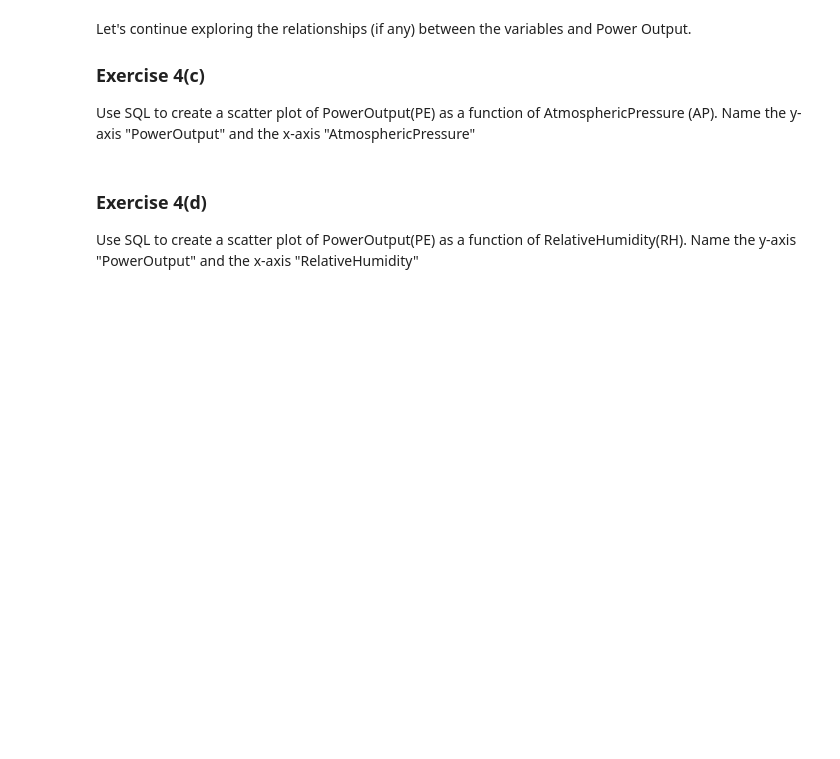
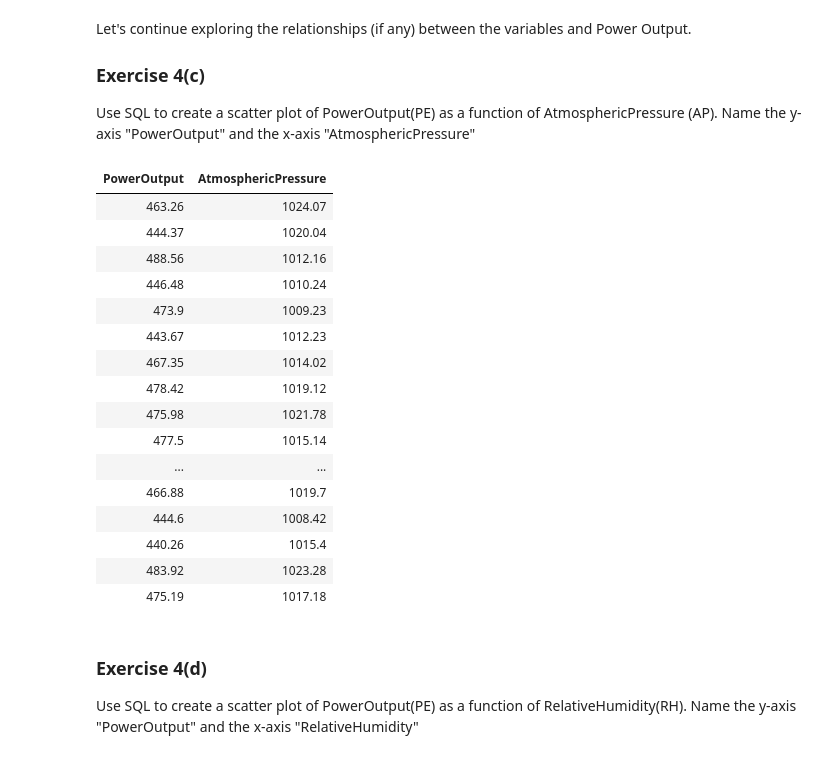
Before and after one commit to nwihardjo/COMP4651, a Jupyter notebook: assignment-5/ml_pipeline.ipynb, the cells around one changed output. Saved outputs shown, nothing was run; the diff lists cells and outputs as text; code cells hidden in the pictures; blank space fills up the shorter version.

```diff
--- a/assignment-5/ml_pipeline.ipynb
+++ b/assignment-5/ml_pipeline.ipynb
@@ -312,7 +463,25 @@ Name the y-axis "PowerOutput" and the x-axis "AtmosphericPressure"
 # %%
 %sql
 -- TODO: Replace <FILL_IN> with the appropriate SQL command.
-<FILL_IN>
+SELECT PE AS PowerOutput, AP AS AtmosphericPressure FROM plant_dataset
+# %% [output]
+| PowerOutput | AtmosphericPressure |
+| 463.26 | 1024.07 |
+| 444.37 | 1020.04 |
+| 488.56 | 1012.16 |
+| 446.48 | 1010.24 |
+| 473.9 | 1009.23 |
+| 443.67 | 1012.23 |
+| 467.35 | 1014.02 |
+| 478.42 | 1019.12 |
+| 475.98 | 1021.78 |
+| 477.5 | 1015.14 |
+| ... | ... |
+| 466.88 | 1019.7 |
+| 444.6 | 1008.42 |
+| 440.26 | 1015.4 |
+| 483.92 | 1023.28 |
+| 475.19 | 1017.18 |
 # %% [markdown]
 ### Exercise 4(d)
 
```
Also changed, not shown: parts of 53 cells of this notebook, 1 other file.
